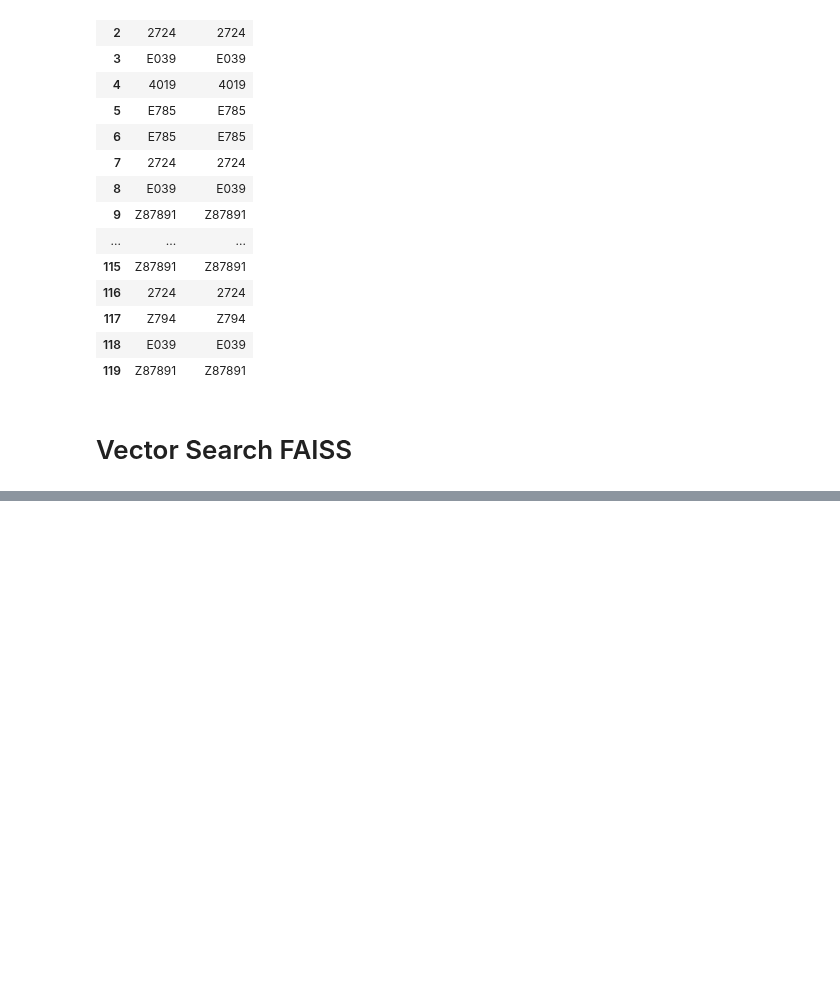
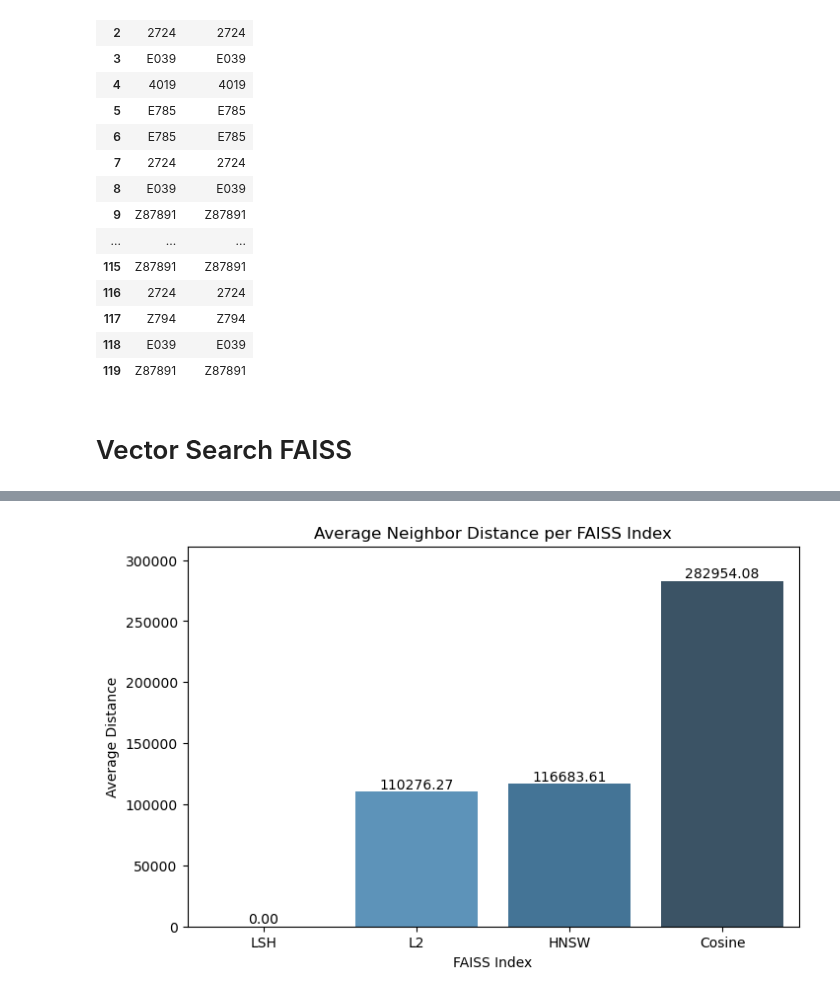
Before and after one commit to CatarinaCosta02/Master_Thesis, a Jupyter notebook: models/Model1.ipynb, the cells around one changed output, grey strips where cells are left out. Cells and saved outputs as stored; diff of their text form; code cells hidden in the pictures; blank space fills up the shorter version.

```diff
--- a/models/Model1.ipynb
+++ b/models/Model1.ipynb
@@ -758,0 +882,32 @@ plt.show()
+# %%
+import matplotlib.pyplot as plt
+import seaborn as sns
+import pandas as pd
+
+# Calcular média das distâncias por índice
+mean_distances = neighbors_df.groupby('index_type')['distance'].mean().reset_index()
+
+# Ordenar do menor para o maior (menor = mais semelhante)
+mean_distances = mean_distances.sort_values('distance').reset_index(drop=True)
+
+# Plot
+plt.figure(figsize=(8,5))
+sns.barplot(
+    x='index_type',
+    y='distance',
+    data=mean_distances,
+    palette='Blues_d'
+)
+plt.title('Average Neighbor Distance per FAISS Index')
+plt.xlabel('FAISS Index')
+plt.ylabel('Average Distance')
+plt.ylim(0, mean_distances['distance'].max() * 1.1)
+
+# Adicionar valores sobre as barras
+for i, row in mean_distances.iterrows():
+    plt.text(i, row['distance'] + 0.01, f"{row['distance']:.2f}",
+             ha='center', va='bottom', fontsize=10)
+
+plt.show()
+# %% [output]
+[figure, added]
```
Also changed, not shown: parts of 14 cells of this notebook, 3 other files.
